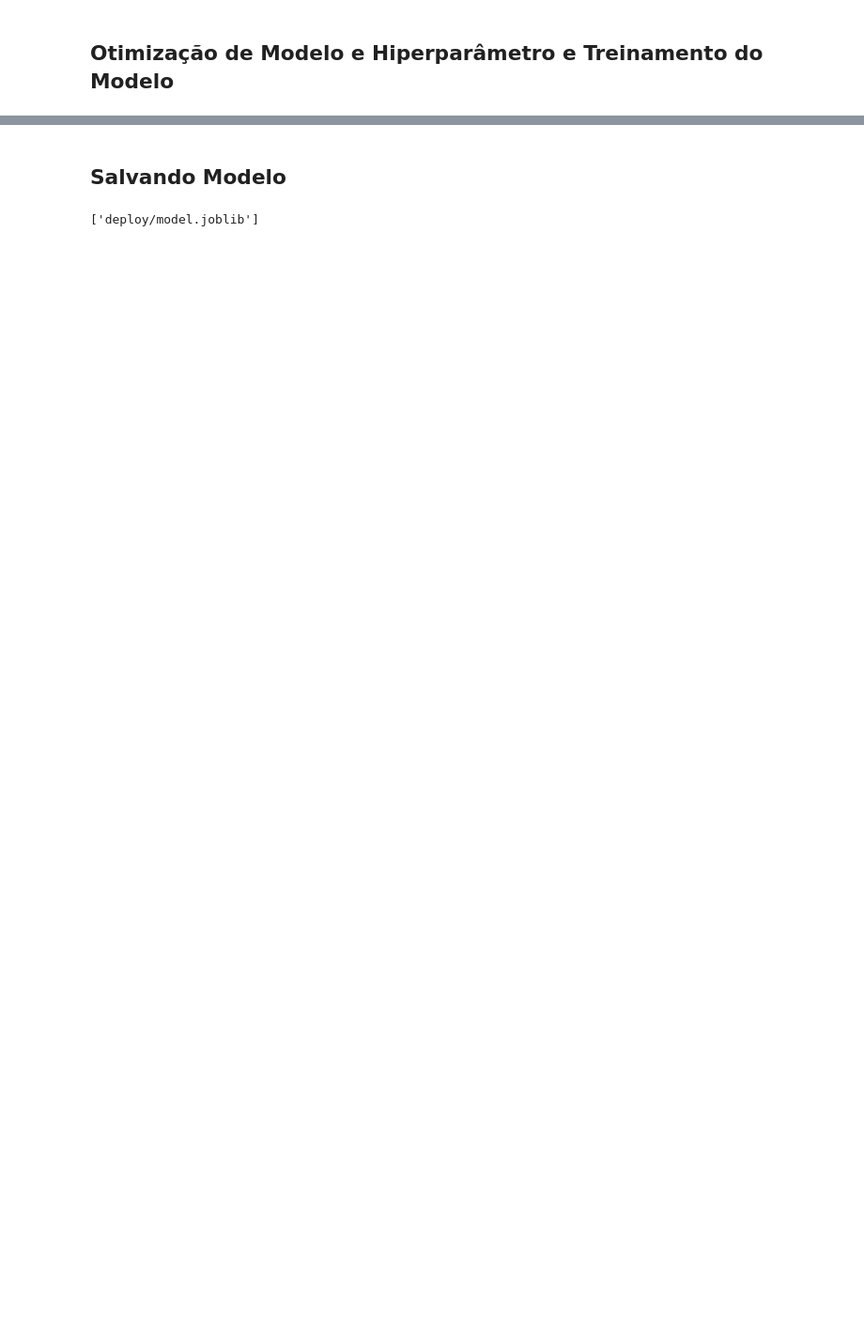
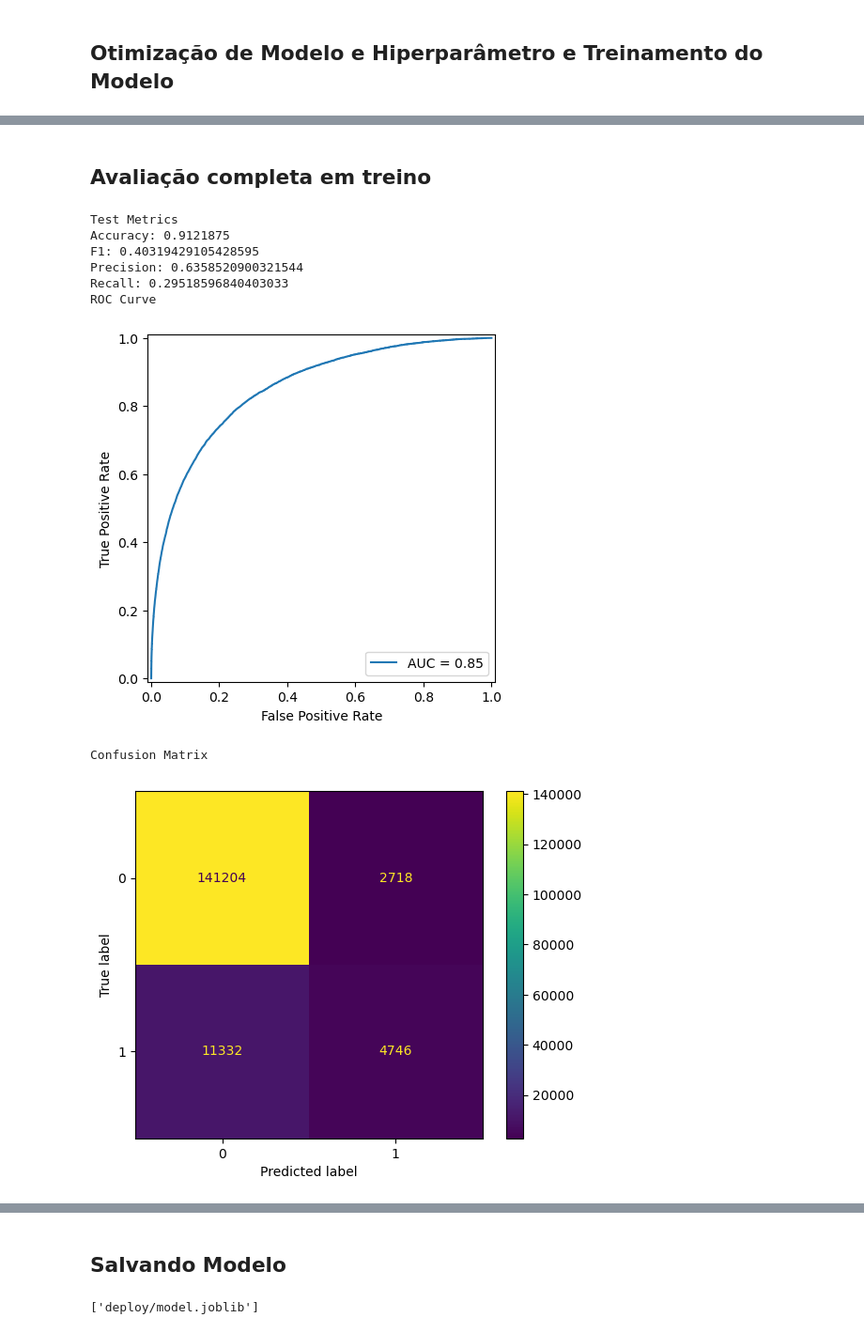
Before and after one commit to renemcarioca/test_ml, a Jupyter notebook: ml_code.ipynb, the cells around one changed output, grey strips where cells are left out. Shown: that part at 94% size. Saved outputs shown, nothing was run; the diff lists cells and outputs as text; code cells hidden in the pictures; blank space fills up the shorter version.

```diff
--- a/ml_code.ipynb
+++ b/ml_code.ipynb
@@ -66,31 +39,38 @@ X_train
 # %% [markdown]
 ## Otimização de Modelo e Hiperparâmetro e Treinamento do Modelo
 # %%
-pipelines = [
+model_configs = [
     {
         'name': 'Stochastic Gradient Descent Classifier',
-        'classifier_class': SGDClassifier,
+        'imputer': SimpleImputer(strategy='median'),
+        'scaler': StandardScaler(),
+        'model': SGDClassifier(random_state=42),
         'param_grid': {
-            'classifier__penalty': ['l2', 'elasticnet'],
-            'classifier__alpha': [0.0001, 0.001]
+            'model__penalty': ['l2', 'elasticnet'],
+            'model__alpha': [0.0001, 0.001],
+            'model__loss': ['log_loss']
         }
     },
     {
         'name': 'Random Forest Classifier',
-        'classifier_class': RandomForestClassifier,
+        'imputer': SimpleImputer(strategy='median'),
+        'scaler': StandardScaler(),
+        'model': RandomForestClassifier(random_state=42),
         'param_grid': {
-            'classifier__n_estimators': [50, 100],
-            'classifier__max_depth': [10, 15],
-            'classifier__n_jobs': [5]
+            'model__n_estimators': [50, 100],
+            'model__max_depth': [10, 15],
+            'model__n_jobs': [5]
         }
     },
     {
         'name': 'XGBoost Classifier',
-        'classifier_class': XGBClassifier,
+        'imputer': SimpleImputer(strategy='median'),
+        'scaler': StandardScaler(),
+        'model': XGBClassifier(random_state=42),
         'param_grid': {
-            'classifier__n_estimators': [50, 100],
-            'classifier__max_depth': [5, 10, 15],
-            'classifier__n_jobs': [5]
+            'model__n_estimators': [50, 100],
+            'model__max_depth': [10, 15],
+            'model__n_jobs': [5]
         }
     }
 ]
@@ -99,8 +79,5 @@ n_splits = 5
 
 skf = StratifiedKFold(n_splits=n_splits, shuffle=True, random_state=42)
 
-best_model = None
-best_score = -1
-best_params = {}
-best_model_name = ""
+searcher = GridSearchCV
 # %%
@@ -158,3 +107,0 @@ Best Estimator: Pipeline(steps=[('scaler', StandardScaler()),
-# %%
-model = best_model
-model.fit(X_train, y_train)
@@ -179,0 +110,2 @@ Pipeline(steps=[('scaler', StandardScaler()),
+# %%
+best_estimator.fit(X_train, y_train)
@@ -180 +118,15 @@ Pipeline(steps=[('scaler', StandardScaler()),
+# %% [markdown]
+## Avaliação completa em treino
+# %%
+ml_pipe.final_evaluation(estimator=best_estimator, X=X_train, y=y_train)
+# %% [output]
+Test Metrics
+Accuracy: 0.9121875
+F1: 0.40319429105428595
+Precision: 0.6358520900321544
+Recall: 0.29518596840403033
+ROC Curve
+[figure, added]
+Confusion Matrix
+[figure, added]
 # %% [markdown]
```
Also changed, not shown: parts of 14 cells of this notebook, 3 other files.
